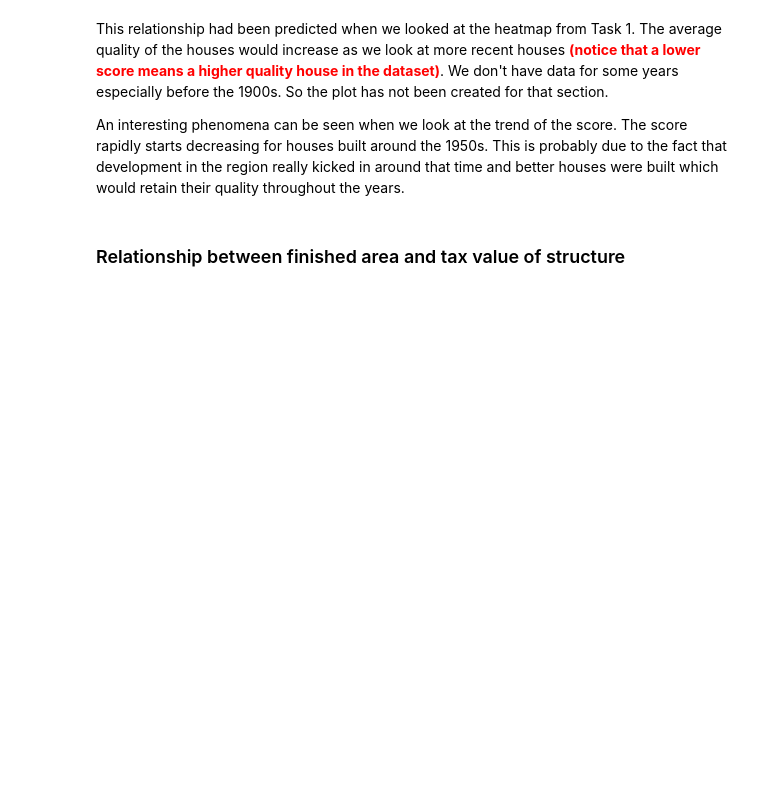
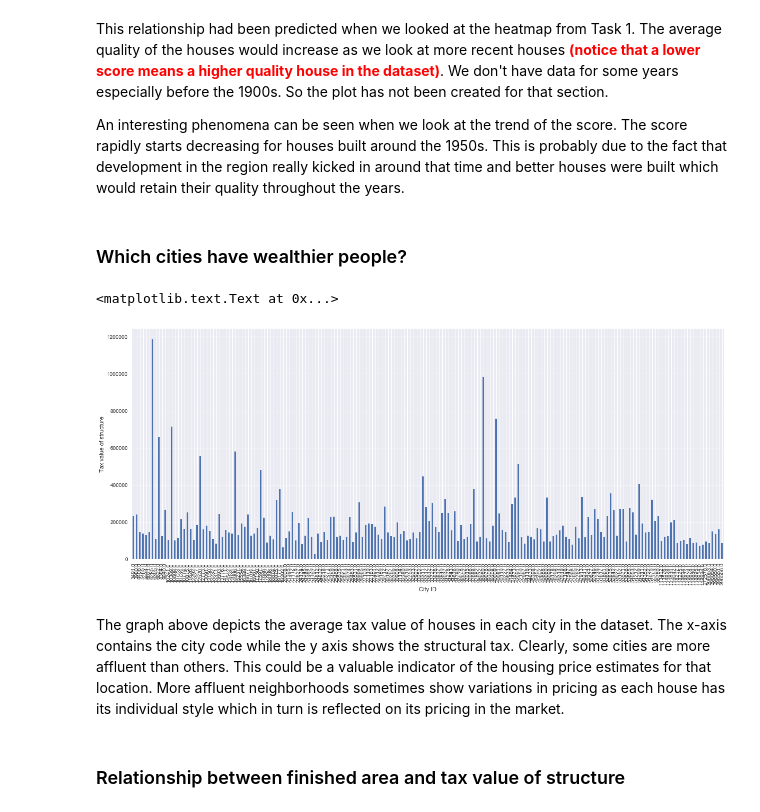
Before and after one commit to wasif-khan/CSE519-2017-111675205, a Jupyter notebook: HW2/HW2.ipynb, the cells around one changed output. Saved outputs shown, nothing was run; the diff lists cells and outputs as text; code cells hidden in the pictures; blank space fills up the shorter version.

```diff
--- a/HW2/HW2.ipynb
+++ b/HW2/HW2.ipynb
@@ -123,6 +127,20 @@ ax.set_ylabel('Average Score')
 # %% [markdown]
 This relationship had been predicted when we looked at the heatmap from Task 1. The average quality of the houses would increase as we look at more recent houses <font color="red"><b>(notice that a lower score means a higher quality house in the dataset)</b></font>. We don't have data for some years especially before the 1900s. So the plot has not been created for that section.
 <p>An interesting phenomena can be seen when we look at the trend of the score. The score rapidly starts decreasing for houses built around the 1950s. This is probably due to the fact that development in the region really kicked in around that time and better houses were built which would retain their quality throughout the years.</p>
+# %% [markdown]
+### Which cities have wealthier people?
+# %%
+fig = plt.figure()
+ax = plt.subplot(111)
+average_tax_df=df.groupby('regionidcity')['structuretaxvaluedollarcnt'].mean()
+pd.Series(average_tax_df.plot(figsize=(20,8),kind='bar'))
+ax.set_xlabel('City ID')
+ax.set_ylabel('Tax value of structure')
+# %% [output]
+<matplotlib.text.Text at 0x...>
+[figure, added]
+# %% [markdown]
+The graph above depicts the average tax value of houses in each city in the dataset. The x-axis contains the city code while the y axis shows the structural tax. Clearly, some cities are more affluent than others. This could be a valuable indicator of the housing price estimates for that location. More affluent neighborhoods sometimes show variations in pricing as each house has its individual style which in turn is reflected on its pricing in the market.
 # %% [markdown]
 ### Relationship between finished area and tax value of structure
 # %%
```
Also changed, not shown: parts of 2 cells of this notebook.
